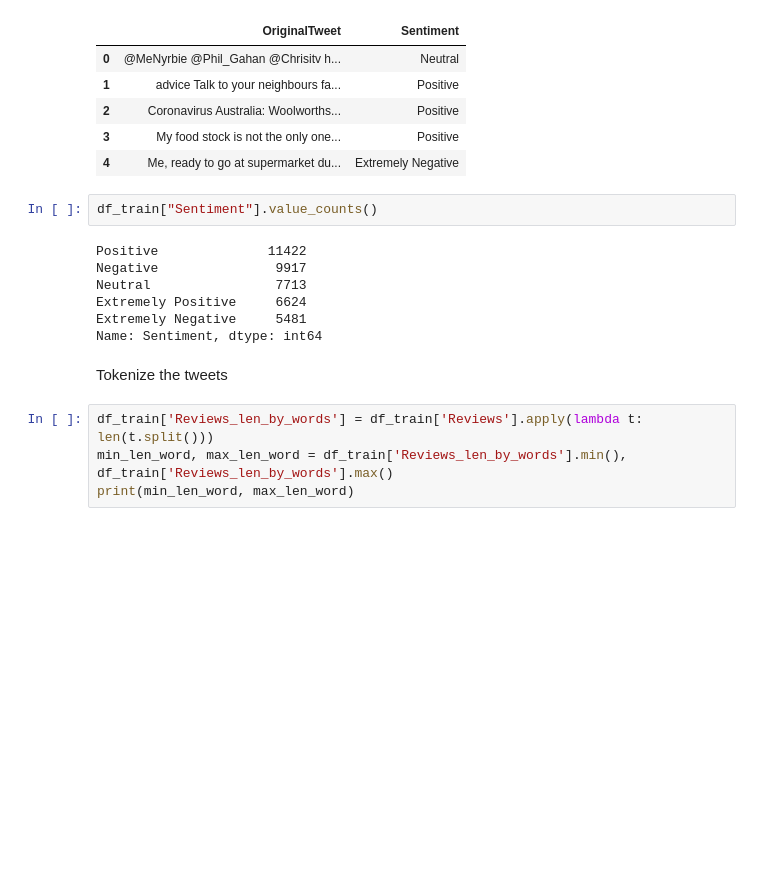
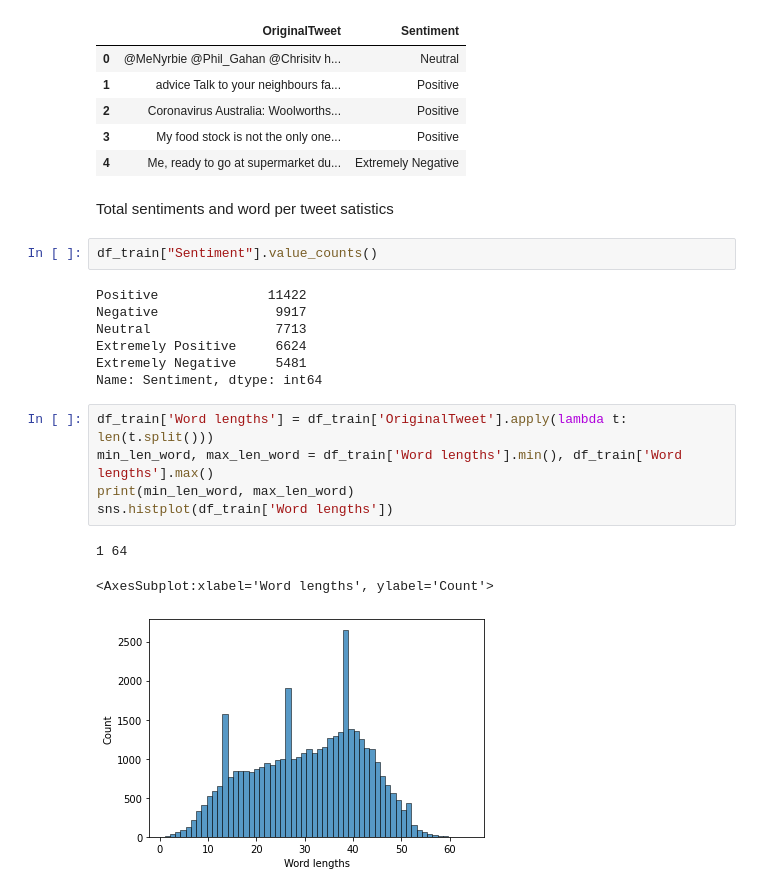
Before and after one commit to hunpham/cs39aa_project, a Jupyter notebook: project_part1.ipynb, the cells around one changed output. Saved outputs shown, nothing was run; the diff lists cells and outputs as text; blank space fills up the shorter version.

```diff
--- a/project_part1.ipynb
+++ b/project_part1.ipynb
@@ -64,6 +64,8 @@ df_train.head()
 | 2 | Coronavirus Australia: Woolworths... | Positive |
 | 3 | My food stock is not the only one... | Positive |
 | 4 | Me, ready to go at supermarket du... | Extremely Negative |
+# %% [markdown]
+Total sentiments and word per tweet satistics
 # %%
 df_train["Sentiment"].value_counts()
 # %% [output]
@@ -73,9 +75,12 @@ Neutral                7713
 Extremely Positive     6624
 Extremely Negative     5481
 Name: Sentiment, dtype: int64
-# %% [markdown]
-Tokenize the tweets
 # %%
-df_train['Reviews_len_by_words'] = df_train['Reviews'].apply(lambda t: len(t.split()))
-min_len_word, max_len_word = df_train['Reviews_len_by_words'].min(), df_train['Reviews_len_by_words'].max()
+df_train['Word lengths'] = df_train['OriginalTweet'].apply(lambda t: len(t.split()))
+min_len_word, max_len_word = df_train['Word lengths'].min(), df_train['Word lengths'].max()
 print(min_len_word, max_len_word)
+sns.histplot(df_train['Word lengths'])
+# %% [output]
+1 64
+<AxesSubplot:xlabel='Word lengths', ylabel='Count'>
+[figure, added]
```
Also changed, not shown: parts of 4 cells of this notebook.
